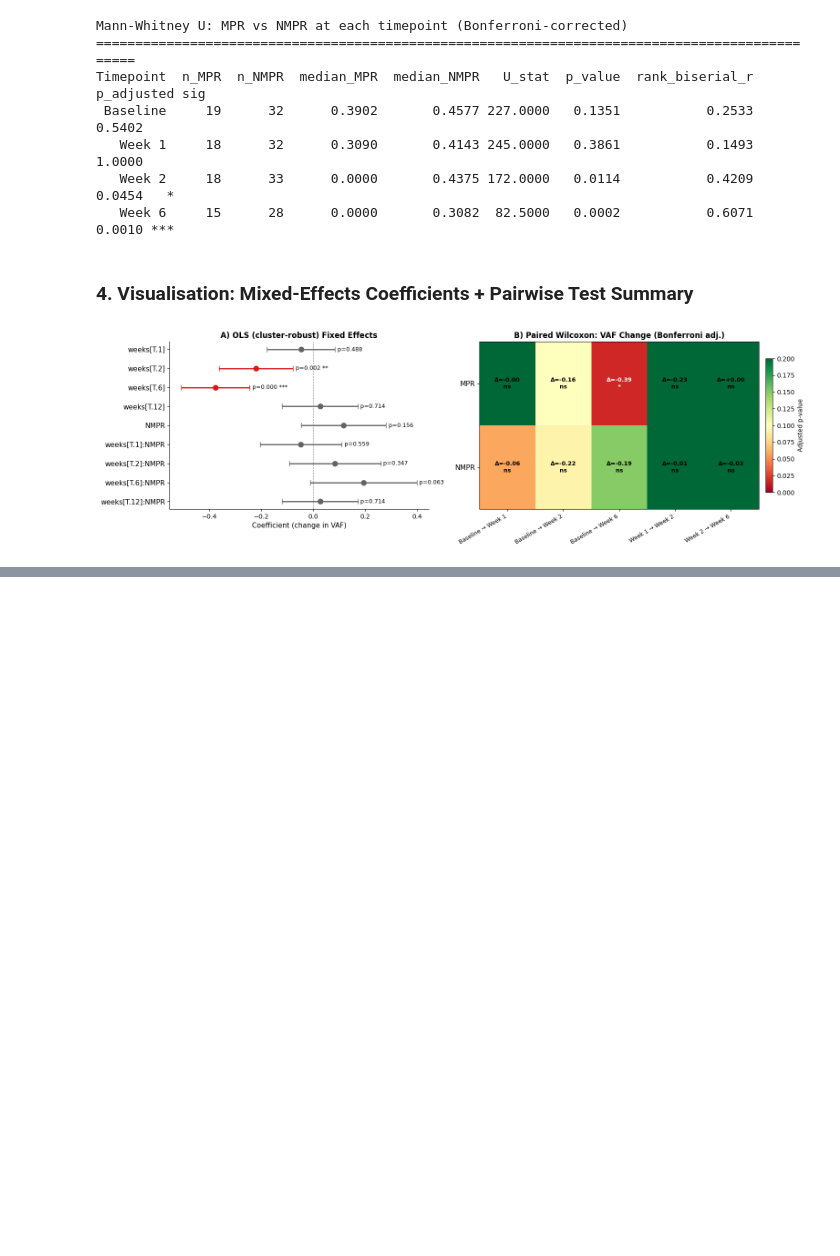
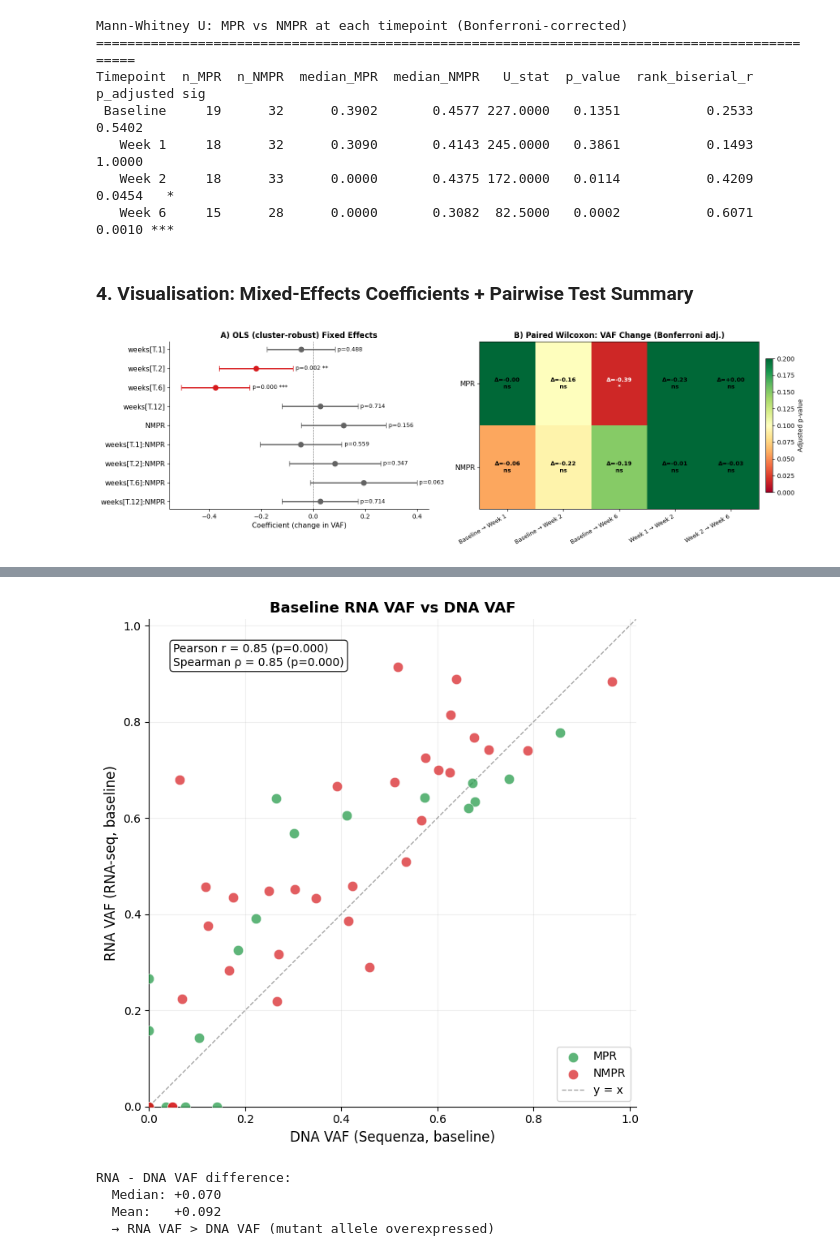
Before and after one commit to JaydenBeckwith/BRAF_analysis, a Jupyter notebook: braf_var_analysis.ipynb, the cells around one changed output, grey strips where cells are left out. Drawn from its saved outputs; the diff is of its cells as text; code cells hidden in the pictures; blank space fills up the shorter version.

```diff
--- a/braf_var_analysis.ipynb
+++ b/braf_var_analysis.ipynb
@@ -1256,0 +1303,56 @@ plt.show()
+# %%
+# ---------------------------------------------------------------
+# Scatter: Baseline RNA VAF vs DNA VAF
+# ---------------------------------------------------------------
+
+fig, ax = plt.subplots(figsize=(7, 7))
+
+colors = {'MPR': '#1a9641', 'NMPR': '#d7191c'}
+
+for grp in ['MPR', 'NMPR']:
+    sub = baseline_rna[baseline_rna['MPR_group'] == grp]
+    ax.scatter(sub['DNA_VAF'], sub['RNA_VAF'], c=colors[grp],
+               s=80, alpha=0.7, edgecolors='white', linewidth=0.5,
+               label=grp, zorder=3)
+
+# Identity line
+lims = [0, max(baseline_rna[['RNA_VAF', 'DNA_VAF']].max()) + 0.05]
+ax.plot(lims, lims, '--', color='grey', linewidth=1, alpha=0.7, label='y = x')
+
+# Correlation
+r_pear, p_pear = pearsonr(baseline_rna['DNA_VAF'], baseline_rna['RNA_VAF'])
+r_spear, p_spear = spearmanr(baseline_rna['DNA_VAF'], baseline_rna['RNA_VAF'])
+ax.text(0.05, 0.95, f"Pearson r = {r_pear:.2f} (p={p_pear:.3f})\n"
+                     f"Spearman ρ = {r_spear:.2f} (p={p_spear:.3f})",
+        transform=ax.transAxes, fontsize=10, va='top',
+        bbox=dict(boxstyle='round', facecolor='white', alpha=0.8))
+
+ax.set_xlabel('DNA VAF (Sequenza, baseline)', fontsize=12)
+ax.set_ylabel('RNA VAF (RNA-seq, baseline)', fontsize=12)
+ax.set_title('Baseline RNA VAF vs DNA VAF', fontsize=13, fontweight='bold')
+ax.legend(fontsize=10)
+ax.set_xlim(lims)
+ax.set_ylim(lims)
+ax.set_aspect('equal')
+ax.spines['top'].set_visible(False)
+ax.spines['right'].set_visible(False)
+ax.grid(alpha=0.2)
+
+plt.tight_layout()
+plt.savefig('rna_vs_dna_vaf_baseline.png', dpi=300, bbox_inches='tight')
+plt.show()
+
+# Check for systematic bias
+median_diff = (baseline_rna['RNA_VAF'] - baseline_rna['DNA_VAF']).median()
+mean_diff = (baseline_rna['RNA_VAF'] - baseline_rna['DNA_VAF']).mean()
+print(f"\nRNA - DNA VAF difference:")
+print(f"  Median: {median_diff:+.3f}")
+print(f"  Mean:   {mean_diff:+.3f}")
+print(f"  → {'RNA VAF > DNA VAF (mutant allele overexpressed)'
+             if mean_diff > 0 else 'RNA VAF < DNA VAF (mutant allele underexpressed)'}")
+# %% [output]
+[figure, added]
+RNA - DNA VAF difference:
+  Median: +0.070
+  Mean:   +0.092
+  → RNA VAF > DNA VAF (mutant allele overexpressed)
```
Also changed, not shown: parts of 8 cells of this notebook, 1 other file.
